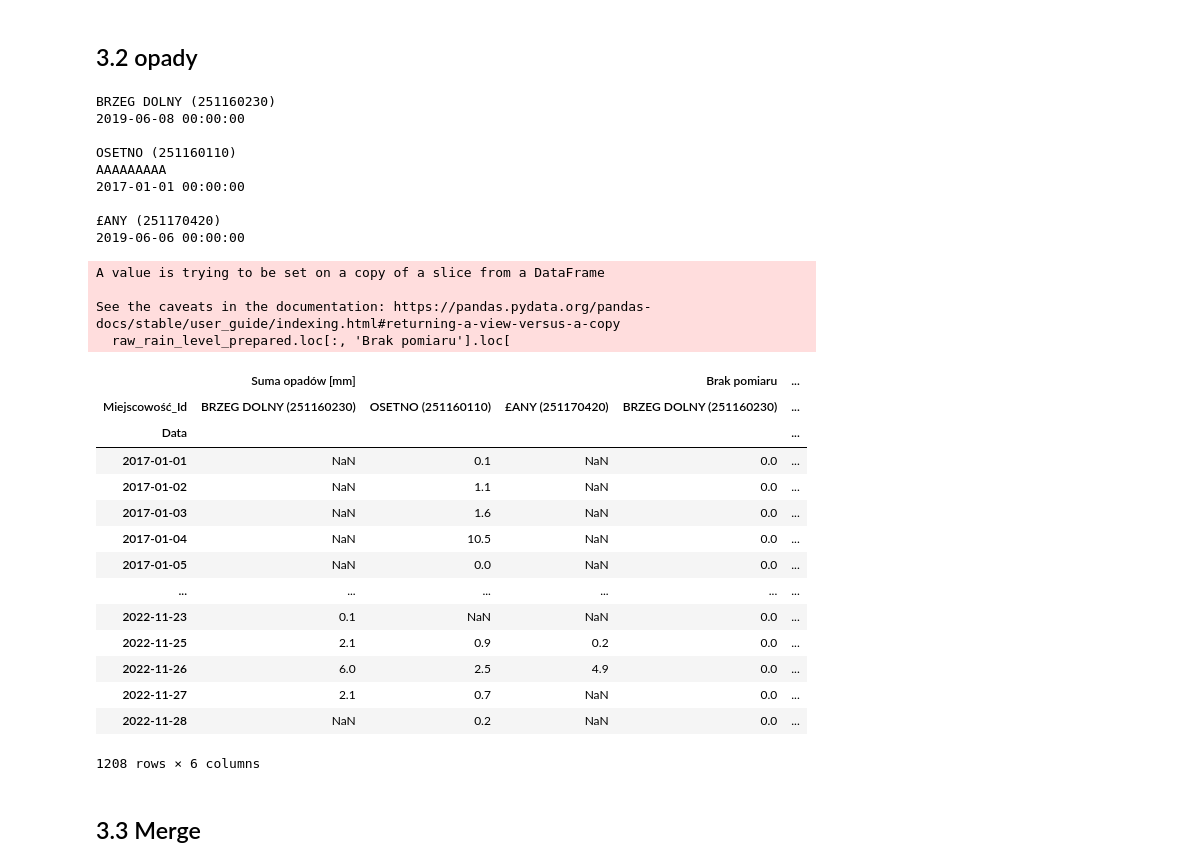
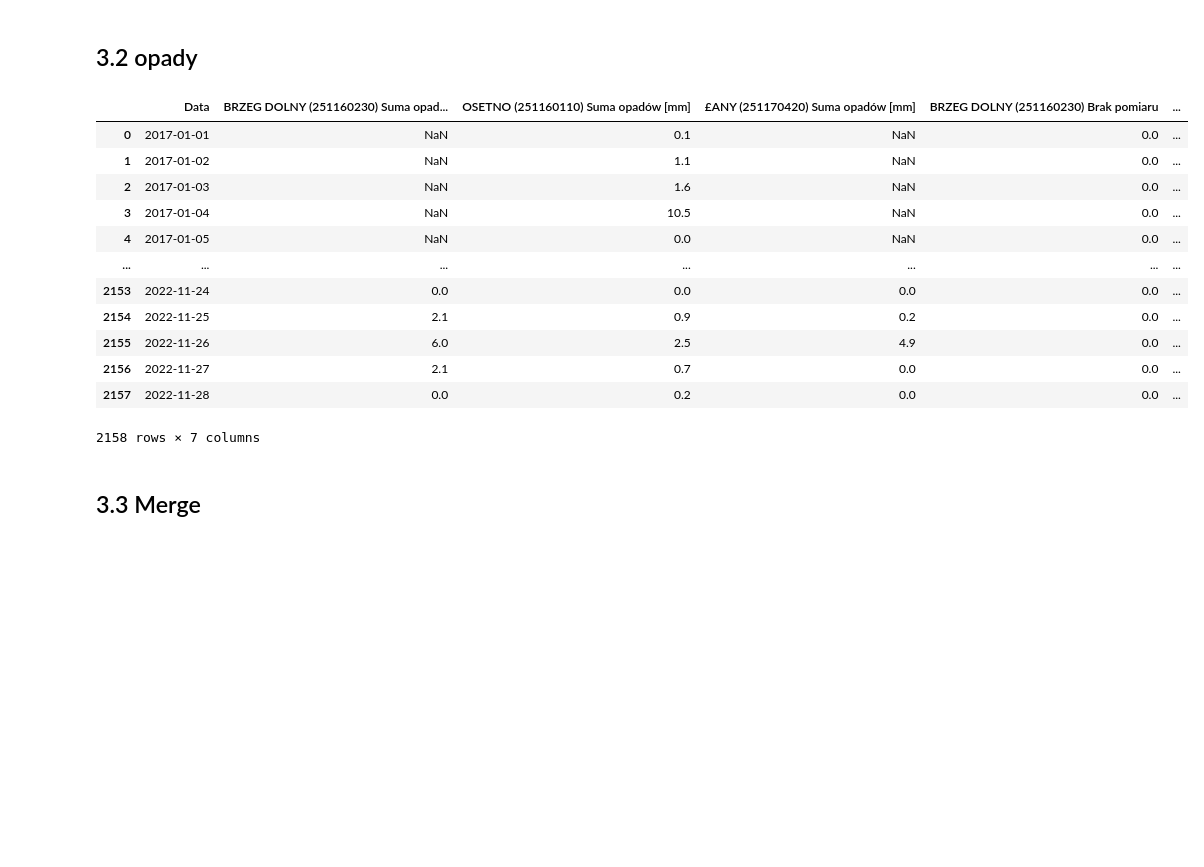
Before and after one commit to it4datascience/CuValley-Batmaja, a Jupyter notebook: src/data_prep_raw_IMGW.ipynb, the cells around one changed output. Cells and saved outputs as stored; diff of their text form; code cells hidden in the pictures; blank space fills up the shorter version.

Commit message:
Added prepared data based on IMGW

```diff
--- a/src/data_prep_raw_IMGW.ipynb
+++ b/src/data_prep_raw_IMGW.ipynb
@@ -158,77 +158,61 @@ rain_renaming_cols = {0: 'Id', 1: 'Miejscowość', 2: 'Rok', 3: 'miesiąc', 4: '
 raw_rain_level_prepared = raw_rain_level_prepared[rain_renaming_cols.keys()]
 raw_rain_level_prepared.rename(rain_renaming_cols, axis=1, inplace=True)
 
 # select Ids
 raw_rain_level_prepared = raw_rain_level_prepared.loc[raw_rain_level_prepared['Id'].isin(id_rain), :]
 
 # set info about lack of measurments
 raw_rain_level_prepared['Brak pomiaru'] = raw_rain_level_prepared['Brak pomiaru'].apply(weather_no_info)
 
 # Create variable with a date
 raw_rain_level_prepared['Dzień_tygodnia'] = raw_rain_level_prepared['Dzień_tygodnia'].astype(str)
 raw_rain_level_prepared['Dzień_tygodnia'] = raw_rain_level_prepared['Dzień_tygodnia'].apply(lambda x: x.zfill(2))
 raw_rain_level_prepared['Data'] = raw_rain_level_prepared['Rok'].astype(str) + '-' \
                                     + raw_rain_level_prepared['miesiąc'].astype(str) + '-'\
                                     + raw_rain_level_prepared['Dzień_tygodnia'].astype(str)
 raw_rain_level_prepared['Data'] = pd.to_datetime(raw_rain_level_prepared['Data'], format='%Y-%m-%d')
 
 # connect ID and Location
 raw_rain_level_prepared['Miejscowość_Id'] = raw_rain_level_prepared['Miejscowość'].astype(str) + \
     ' (' + raw_rain_level_prepared['Id'].astype(str) + ')'
 
 # Create pivot table
 raw_rain_level_prepared = raw_rain_level_prepared.pivot(index='Data', columns='Miejscowość_Id', values=['Suma opadów [mm]',
                                                                                                         'Brak pomiaru'])
+
+raw_rain_level_prepared.columns = [f'{multiindex[1]} {multiindex[0]}' for multiindex in raw_rain_level_prepared.columns]
+
+# add missing dates
+rain_dates = pd.date_range(start=raw_rain_level_prepared.index.min(), end=raw_rain_level_prepared.index.max(), freq='1D')
+raw_rain_level_prepared = raw_rain_level_prepared.reindex(rain_dates)
+
 # Fill missing values
 # rainings
-for city_id in raw_rain_level_prepared['Brak pomiaru']:
-    print(city_id)
-    first_date = raw_rain_level_prepared['Brak pomiaru'].loc[~pd.isnull(raw_rain_level_prepared['Brak pomiaru'][city_id]),
-                                                             city_id].index.min()
-    if first_date == raw_rain_level_prepared.index.min():
-        print('AAAAAAAAA')
-    raw_rain_level_prepared.loc[:, 'Brak pomiaru'].loc[
-        (raw_rain_level_prepared.index>=first_date)&(pd.isnull(raw_rain_level_prepared['Brak pomiaru'][city_id])),
-        city_id] = 0
-    print(first_date)
-    print()
+for city_id in raw_rain_level_prepared.filter(regex=("Suma opadów")).columns:
+    first_date = raw_rain_level_prepared.loc[~pd.isnull(raw_rain_level_prepared[city_id]), :].index.min()
+    raw_rain_level_prepared.loc[pd.isnull(raw_rain_level_prepared[city_id])&(raw_rain_level_prepared.index>=first_date),
+                                city_id] = 0
+# without measurments
+raw_rain_level_prepared.loc[:, raw_rain_level_prepared.filter(regex=("Brak pomiaru")).columns] = raw_rain_level_prepared.loc[:,
+                                                 raw_rain_level_prepared.filter(regex=("Brak pomiaru")).columns].fillna(0)
 
 
-# without measurments
-raw_rain_level_prepared['Brak pomiaru'] = raw_rain_level_prepared['Brak pomiaru'].fillna(0)
-
-# raw_rain_level_prepared.columns = [f'{multiindex[1]} {multiindex[0]}' for multiindex in raw_rain_level_prepared.columns]
-# raw_rain_level_prepared.reset_index(inplace=True)
-
+raw_rain_level_prepared.reset_index(inplace=True)
+raw_rain_level_prepared.rename({'index': 'Data'}, axis=1, inplace=True)
 raw_rain_level_prepared
 # %% [output]
+|  | Data | BRZEG DOLNY (251160230) Suma opad... | OSETNO (251160110) Suma opadów [mm] | £ANY (251170420) Suma opadów [mm] | BRZEG DOLNY (251160230) Brak pomiaru | ... |
+| 0 | 2017-01-01 | NaN | 0.1 | NaN | 0.0 | ... |
+| 1 | 2017-01-02 | NaN | 1.1 | NaN | 0.0 | ... |
+| 2 | 2017-01-03 | NaN | 1.6 | NaN | 0.0 | ... |
+| 3 | 2017-01-04 | NaN | 10.5 | NaN | 0.0 | ... |
+| 4 | 2017-01-05 | NaN | 0.0 | NaN | 0.0 | ... |
+| ... | ... | ... | ... | ... | ... | ... |
+| 2153 | 2022-11-24 | 0.0 | 0.0 | 0.0 | 0.0 | ... |
+| 2154 | 2022-11-25 | 2.1 | 0.9 | 0.2 | 0.0 | ... |
+| 2155 | 2022-11-26 | 6.0 | 2.5 | 4.9 | 0.0 | ... |
+| 2156 | 2022-11-27 | 2.1 | 0.7 | 0.0 | 0.0 | ... |
+| 2157 | 2022-11-28 | 0.0 | 0.2 | 0.0 | 0.0 | ... |
-BRZEG DOLNY (251160230)
-2019-06-08 00:00:00
-
-OSETNO (251160110)
-AAAAAAAAA
-2017-01-01 00:00:00
-
-£ANY (251170420)
-2019-06-06 00:00:00
+2158 rows × 7 columns
-A value is trying to be set on a copy of a slice from a DataFrame
-
-See the caveats in the documentation: https://pandas.pydata.org/pandas-docs/stable/user_guide/indexing.html#returning-a-view-versus-a-copy
-  raw_rain_level_prepared.loc[:, 'Brak pomiaru'].loc[
-|  | Suma opadów [mm] |  |  | Brak pomiaru | ... |
-| Miejscowość_Id | BRZEG DOLNY (251160230) | OSETNO (251160110) | £ANY (251170420) | BRZEG DOLNY (251160230) | ... |
-| Data |  |  |  |  | ... |
-| 2017-01-01 | NaN | 0.1 | NaN | 0.0 | ... |
-| 2017-01-02 | NaN | 1.1 | NaN | 0.0 | ... |
-| 2017-01-03 | NaN | 1.6 | NaN | 0.0 | ... |
-| 2017-01-04 | NaN | 10.5 | NaN | 0.0 | ... |
-| 2017-01-05 | NaN | 0.0 | NaN | 0.0 | ... |
-| ... | ... | ... | ... | ... | ... |
-| 2022-11-23 | 0.1 | NaN | NaN | 0.0 | ... |
-| 2022-11-25 | 2.1 | 0.9 | 0.2 | 0.0 | ... |
-| 2022-11-26 | 6.0 | 2.5 | 4.9 | 0.0 | ... |
-| 2022-11-27 | 2.1 | 0.7 | NaN | 0.0 | ... |
-| 2022-11-28 | NaN | 0.2 | NaN | 0.0 | ... |
-1208 rows × 6 columns
 # %% [markdown]
 ## 3.3 Merge
```
Also changed, not shown: parts of 2 cells of this notebook, 2 other files.
